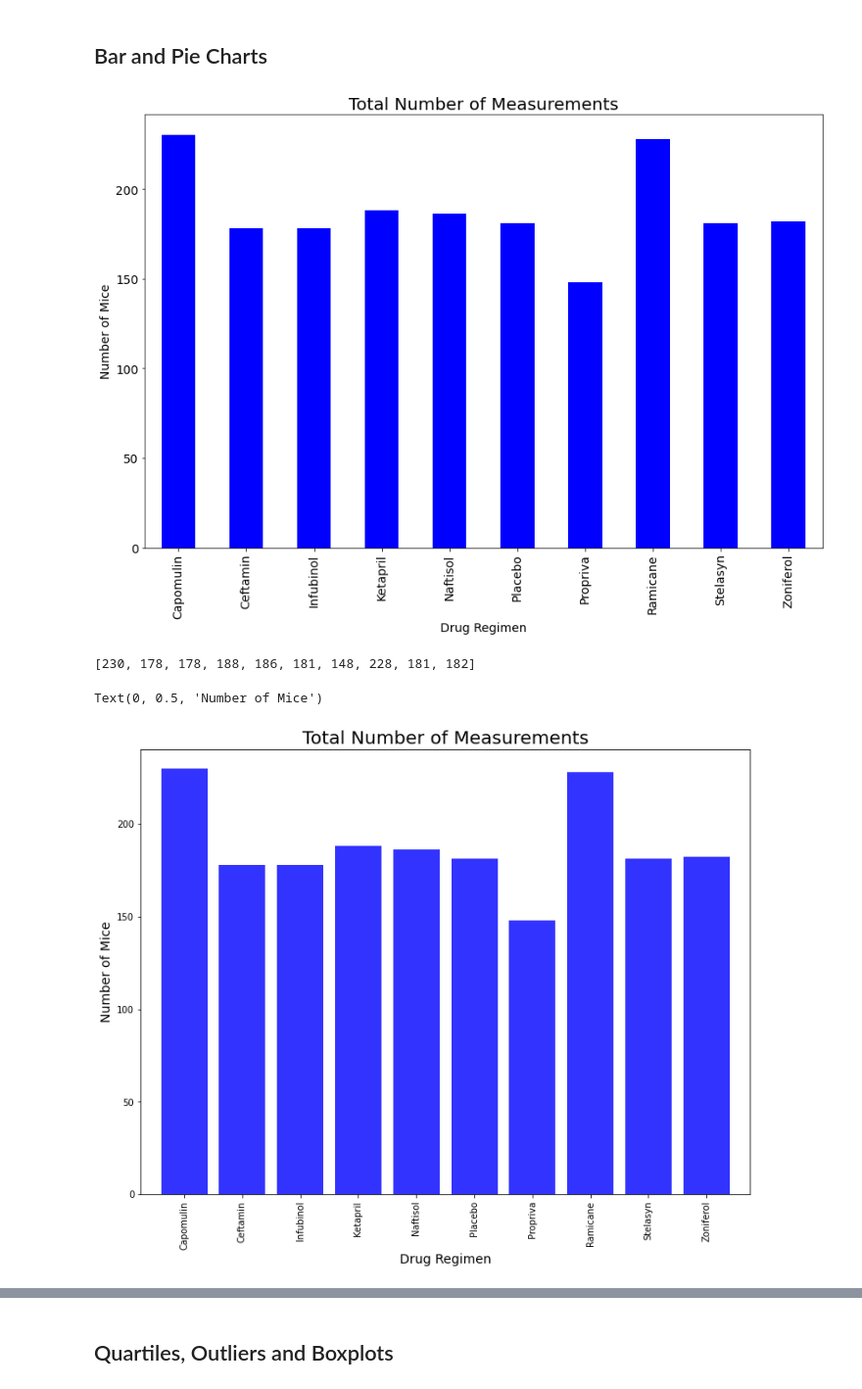
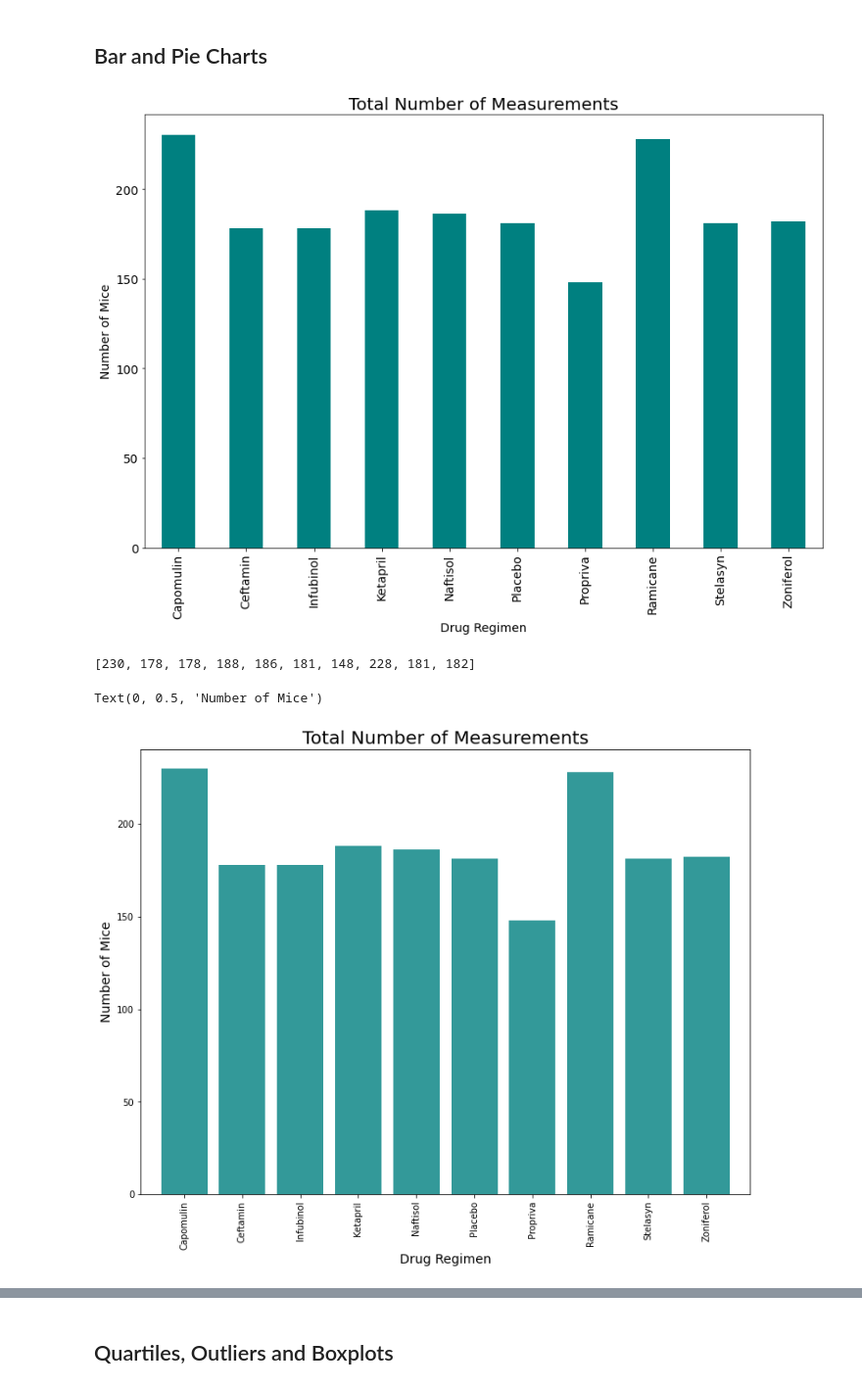
Before and after one commit to Claude-Hanfou/Pymaceuticals-Analysis, a Jupyter notebook: Pymaceuticals/Pymaceutical_start.ipynb, the cells around one changed output, grey strips where cells are left out. Shown at 98% size. Drawn from its saved outputs; the diff is of its cells as text; code cells hidden in the pictures.

```diff
--- a/Pymaceuticals/Pymaceutical_start.ipynb
+++ b/Pymaceuticals/Pymaceutical_start.ipynb
@@ -124,7 +124,7 @@ summary_table.head(10)
 
 drug_reg_total = cleaned_data_df.groupby(["Drug Regimen"]).count()["Mouse ID"]
 
-pandas_plot = drug_reg_total.plot.bar(figsize=(12,9), color='b',fontsize = 14)
+pandas_plot = drug_reg_total.plot.bar(figsize=(12,9), color='teal',fontsize = 14)
 pandas_plot
 plt.xlabel("Drug Regimen",fontsize = 14)
 plt.ylabel("Number of Mice",fontsize = 14)
@@ -132,7 +132,7 @@ plt.title("Total Number of Measurements",fontsize = 20)
 plt.tight_layout()
 plt.show()
 # %% [output]
-[figure, old version]
+[figure, new version]
 # %%
 # Generate a bar plot showing the total number of measurements taken on each drug regimen using pyplot.
 
@@ -143,22 +143,22 @@ mice_list
 # %%
 x_axis = np.arange(len(drug_reg_total))
 fig1, ax1 = plt.subplots(figsize=(12, 9))
-plt.bar(x_axis, mice_list, color='b', alpha=0.8, align='center')
+plt.bar(x_axis, mice_list, color='teal', alpha=0.8, align='center')
 
 tick_locations = [value for value in x_axis]
 
 plt.xticks(tick_locations, ['Capomulin', 'Ceftamin', 'Infubinol', 'Ketapril', 'Naftisol', 'Placebo', 'Propriva', 'Ramicane', 'Stelasyn', 'Zoniferol'],  rotation='vertical')
 
 plt.xlim(-0.75, len(x_axis)-0.25)
 
 plt.ylim(0, max(mice_list)+10)
 
 plt.title("Total Number of Measurements",fontsize = 20)
 plt.xlabel("Drug Regimen",fontsize = 14)
 plt.ylabel("Number of Mice",fontsize = 14)
 # %% [output]
 Text(0, 0.5, 'Number of Mice')
-[figure, old version]
+[figure, new version]
 # %%
 # Generate a pie plot showing the distribution of female versus male mice using pandas
 #Give a title to the chart
```
Also changed, not shown: parts of 6 cells of this notebook.
